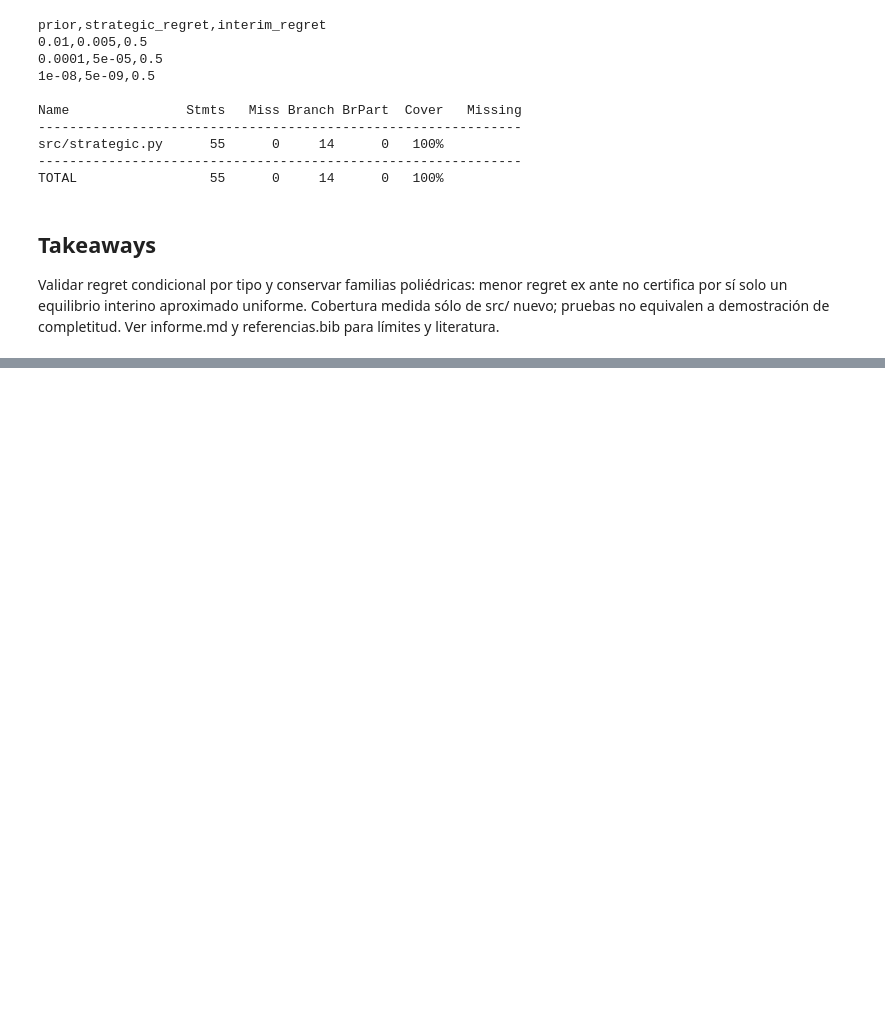
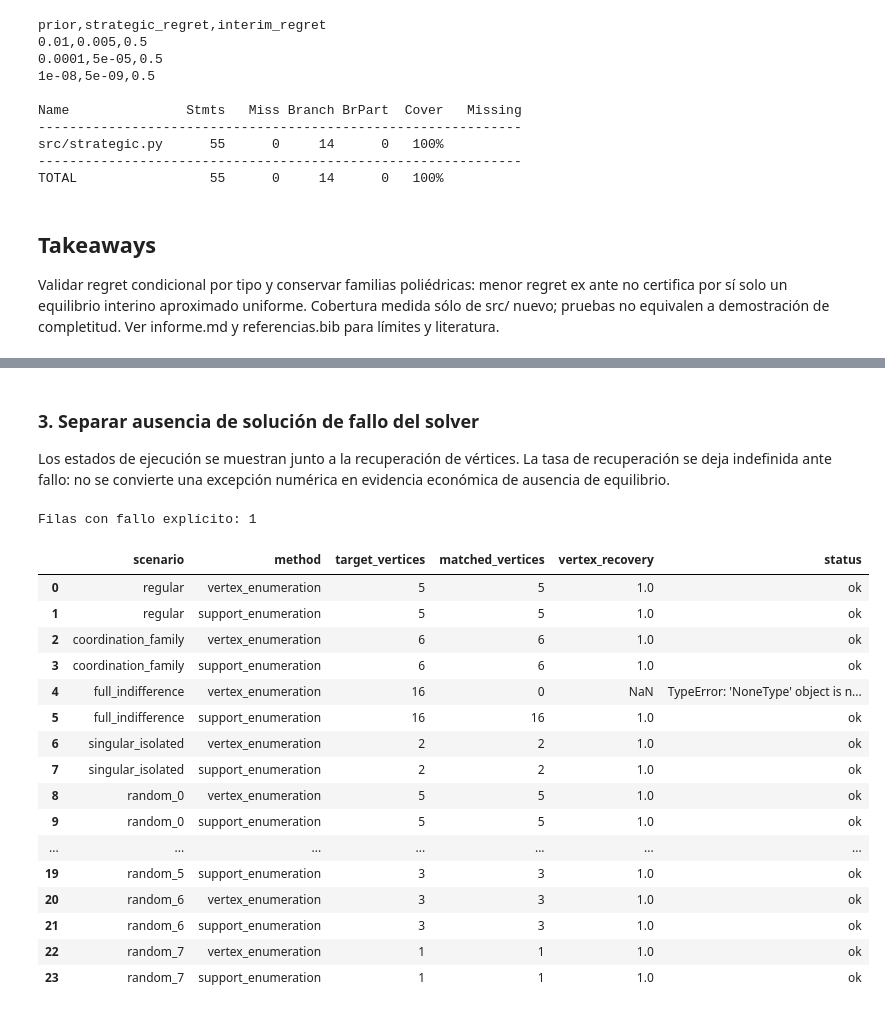
Before and after one commit to Jose85100/Portafolio, a Jupyter notebook: 01-economics-and-econometrics/03-game-theory/01-endogenous-credit-freeze/strategic-form-audit/notebook.ipynb, the cells around one changed output, grey strips where cells are left out. Cells and saved outputs as stored; diff of their text form; code cells hidden in the pictures; blank space fills up the shorter version.

```diff
--- a/01-economics-and-econometrics/03-game-theory/01-endogenous-credit-freeze/strategic-form-audit/notebook.ipynb
+++ b/01-economics-and-econometrics/03-game-theory/01-endogenous-credit-freeze/strategic-form-audit/notebook.ipynb
@@ -63,0 +115,29 @@ Validar regret condicional por tipo y conservar familias poliédricas: menor reg
+# %% [markdown]
+### 3. Separar ausencia de solución de fallo del solver
+Los estados de ejecución se muestran junto a la recuperación de vértices. La tasa de recuperación se deja indefinida ante fallo: no se convierte una excepción numérica en evidencia económica de ausencia de equilibrio.
+# %%
+saved=pd.read_csv('results/summary.csv')
+saved['vertex_recovery']=np.where(saved.status.eq('ok') & saved.target_vertices.gt(0),
+    saved.matched_vertices/saved.target_vertices,np.nan)
+display(saved[['scenario','method','target_vertices','matched_vertices','vertex_recovery','status']])
+assert saved.loc[~saved.status.eq('ok'),'vertex_recovery'].isna().all()
+print('Filas con fallo explícito:',int((~saved.status.eq('ok')).sum()))
+# %% [output]
+Filas con fallo explícito: 1
+|  | scenario | method | target_vertices | matched_vertices | vertex_recovery | status |
+| 0 | regular | vertex_enumeration | 5 | 5 | 1.0 | ok |
+| 1 | regular | support_enumeration | 5 | 5 | 1.0 | ok |
+| 2 | coordination_family | vertex_enumeration | 6 | 6 | 1.0 | ok |
+| 3 | coordination_family | support_enumeration | 6 | 6 | 1.0 | ok |
+| 4 | full_indifference | vertex_enumeration | 16 | 0 | NaN | TypeError: 'NoneType' object is n... |
+| 5 | full_indifference | support_enumeration | 16 | 16 | 1.0 | ok |
+| 6 | singular_isolated | vertex_enumeration | 2 | 2 | 1.0 | ok |
+| 7 | singular_isolated | support_enumeration | 2 | 2 | 1.0 | ok |
+| 8 | random_0 | vertex_enumeration | 5 | 5 | 1.0 | ok |
+| 9 | random_0 | support_enumeration | 5 | 5 | 1.0 | ok |
+| ... | ... | ... | ... | ... | ... | ... |
+| 19 | random_5 | support_enumeration | 3 | 3 | 1.0 | ok |
+| 20 | random_6 | vertex_enumeration | 3 | 3 | 1.0 | ok |
+| 21 | random_6 | support_enumeration | 3 | 3 | 1.0 | ok |
+| 22 | random_7 | vertex_enumeration | 1 | 1 | 1.0 | ok |
+| 23 | random_7 | support_enumeration | 1 | 1 | 1.0 | ok |
```
Also changed, not shown: parts of 7 cells of this notebook, 6 other files.
